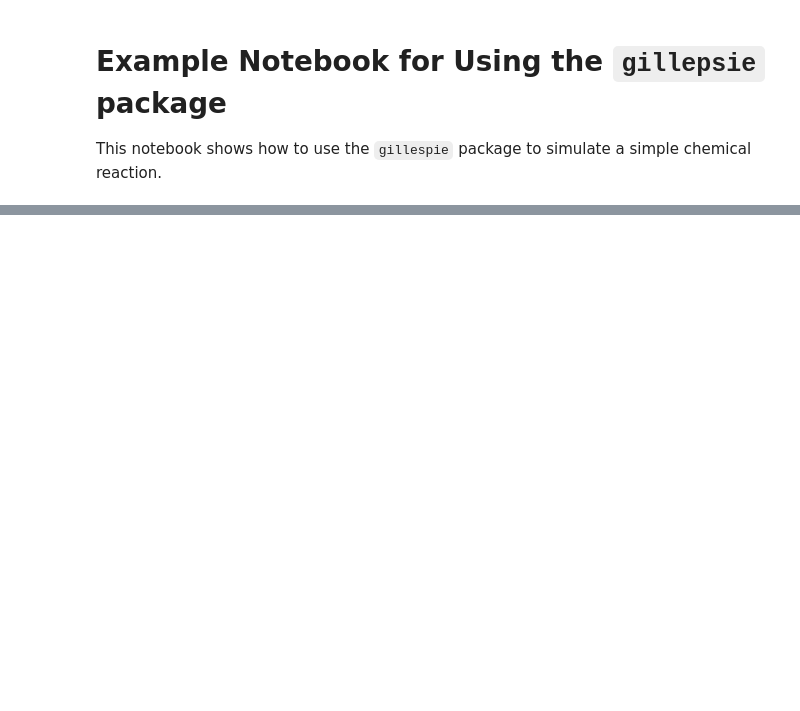
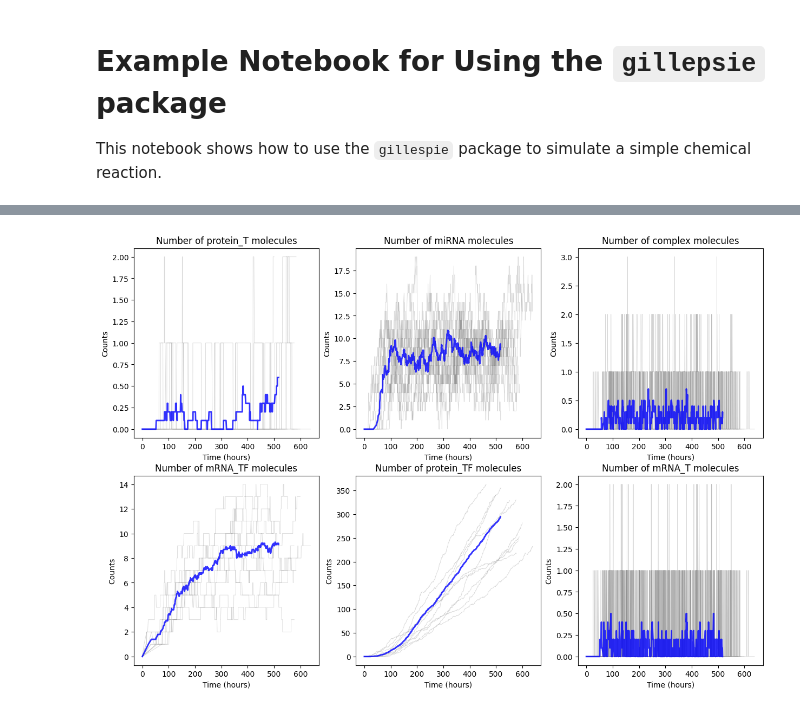
Before and after one commit to matchy-at-ethz/pls-2024-group-c, a Jupyter notebook: examples/example.ipynb, the cells around one changed output, grey strips where cells are left out. Cells and saved outputs as stored; diff of their text form; code cells hidden in the pictures; blank space fills up the shorter version.

Commit message:
feat(plot): add more plots

```diff
--- a/examples/example.ipynb
+++ b/examples/example.ipynb
@@ -5,30 +8,33 @@ This notebook shows how to use the `gillespie` package to simulate a simple chem
+# %%
+# create a simulation object
+s = gillespie.Simulation(
+    num_trajectories=10,
+    steps=1000,
+)
 # %%
-# TODO: finish this notebook
-import gillespie
-s = gillespie.Simulation(
+# simulate the model
+res = s.simulate(
     rates={
-        "a_T": 0.2,
-        "mu_T": 0.01,
+        "a_T": 0.05,
+        "mu_T": 0.005,
         "pi_T": 0.1,
-        "mu_Q": 0.01,
-        "alpha_s": 0.1,
-        "k_s": 0.1,
-        "mu_s": 0.01,
+        "mu_Q": 0.0005,
+        "alpha_s": 0.5,
+        "k_s": 0.5,
+        "mu_s": 0.05,
         "alpha_R": 0.1,
-        "k_R": 0.1,
-        "mu_R": 0.01,
-        "beta": 0.1,
-        "mu_c": 0.04,
+        "k_R": 0.5,
+        "mu_R": 0.05,
+        "beta": 0.2,
+        "mu_c": 0.6,
         "pi_R": 0.1,
-    }
-)
-res = s.simulate(
-    {
-        "mRNA_TF": 10,
+    },
+    initial_states={
+        "mRNA_TF": 0,
         "protein_TF": 0,
-        "mRNA_T": 10,
+        "mRNA_T": 0,
         "protein_T": 0,
         "miRNA": 0,
         "complex": 0,
-    }
+    },
 )
@@ -76,0 +41,4 @@ plt.show()
+# %%
+gillespie.plot_all_species(res, one_plot=True)
+# %% [output]
+[figure, added]
```
Also changed, not shown: parts of 5 cells of this notebook, 9 other files.
